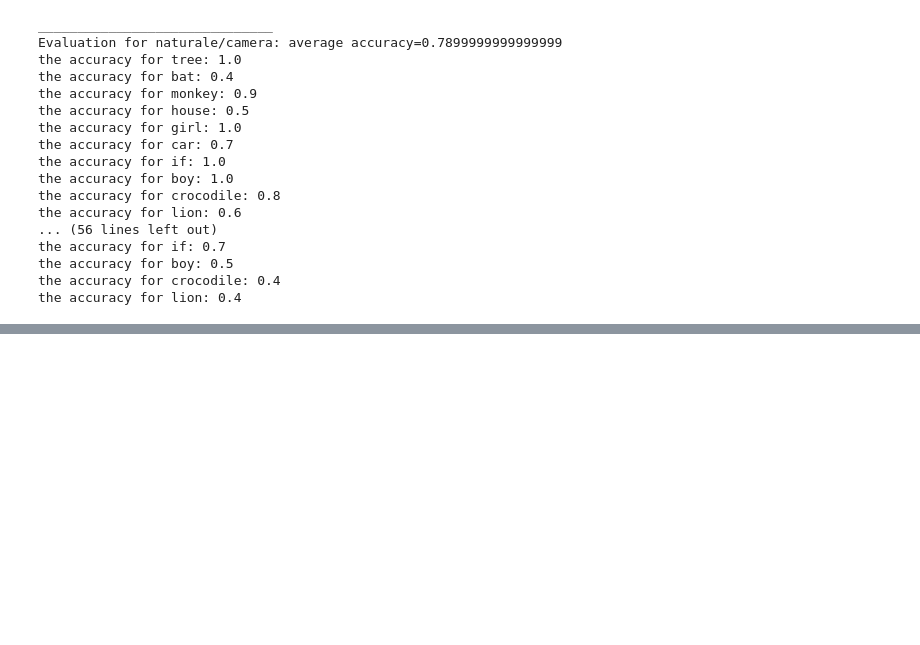
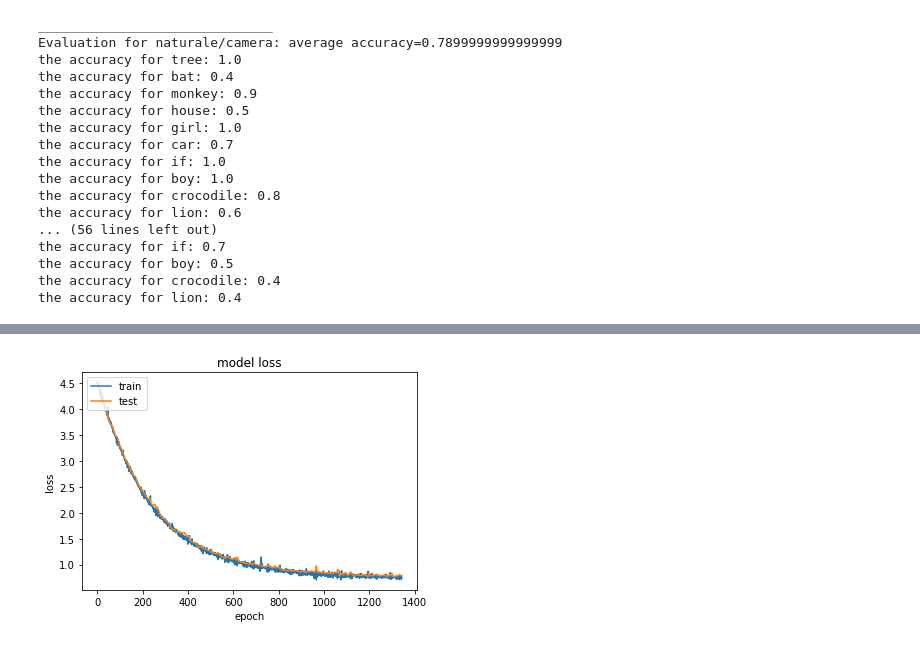
Before and after one commit to HamidDelshadi/one_shot_siamese, a Jupyter notebook: OneShotHMM.ipynb, the cells around one changed output, grey strips where cells are left out. Cells and saved outputs as stored; diff of their text form; code cells hidden in the pictures; blank space fills up the shorter version.

Commit message:
the last experiment(one-shot) has been added

```diff
--- a/OneShotHMM.ipynb
+++ b/OneShotHMM.ipynb
@@ -168,6 +168,15 @@ class DS:
             self.x_eval = self.x_eval.reshape(*self.x_eval.shape,1)
         if self.x_val is not None and len(self.x_val.shape)<4:
             self.x_val = self.x_val.reshape(*self.x_val.shape,1)
+
+    def remove_from_train(self):
+        name = self.names_tr[-1]
+        self.names_tr = self.names_tr[:-1]
+        _, length, offset = self.labels_tr[-1]
+        self.labels_tr = self.labels_tr[:-1]
+        self.x_tr = self.x_tr[:offset]
+        self.y_tr = self.y_tr[:offset]
+        return name
 # %% [markdown]
 ### Model
 # %%
@@ -610,0 +660,6 @@ the accuracy for lion: 0.4
+# %%
+one_shot_ds = DS()
+one_shot_ds.Load_background(batch2_address, 105, 0.7, "L")
+one_shot_ds.reshape()
+name = one_shot_ds.remove_from_train()
+print("{} has been removed from the training set.".format(name))
@@ -610,0 +668,8 @@ the accuracy for lion: 0.4
+# %%
+one_shot_model = siamese((new_im_size, new_im_size, 1))
+one_shot_model.compile(loss="binary_crossentropy",optimizer=optimizer2)
+# %%
+batch_size = 20
+cb = [EarlyStopping(min_delta=0.0005, patience=150)]
+history_one =one_shot_model.fit_generator(generator=one_shot_ds.get_paired_train(batch_size),steps_per_epoch=1, epochs = 2000,\
+                    validation_data = one_shot_ds.get_paired_val(batch_size), validation_steps = 10, callbacks= cb)
@@ -610,0 +694,4 @@ the accuracy for lion: 0.4
+# %%
+plot_history(history_one)
+# %% [output]
+[figure, added]
```
Also changed, not shown: parts of 7 cells of this notebook, 1 other file.
